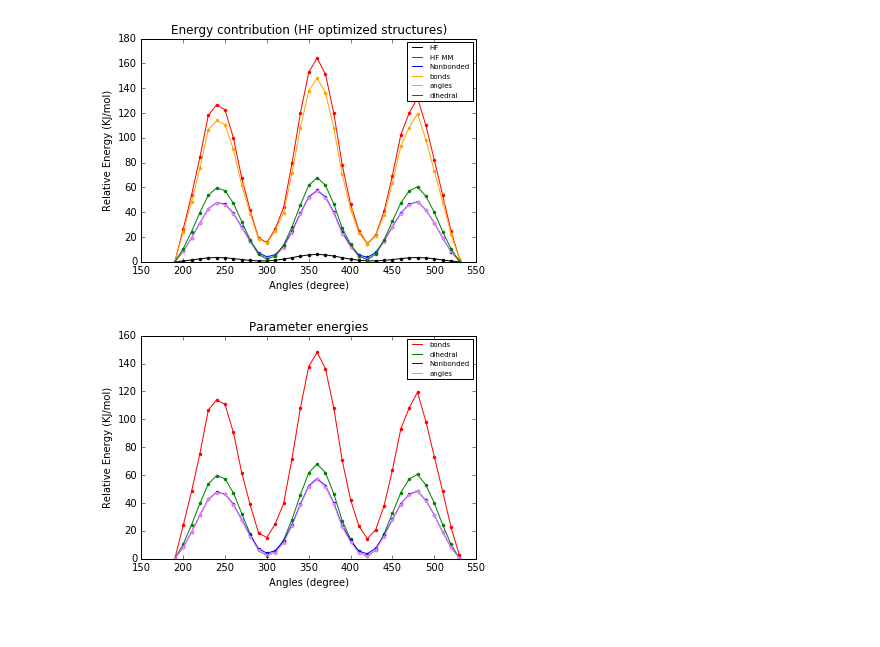
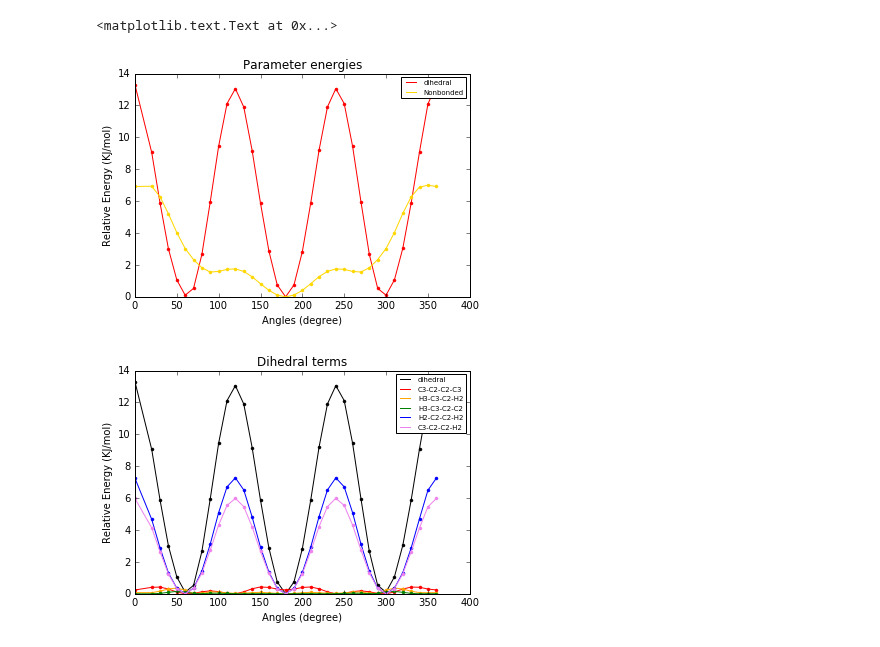
Before and after one commit to choderalab/torsionfit, a Jupyter notebook: examples/butane/torsion_scans/Parameter_energy_contribution.ipynb, the cells around one changed output. Saved outputs shown, nothing was run; the diff lists cells and outputs as text; code cells hidden in the pictures.

Commit message:
torsion scan figures

```diff
--- a/examples/butane/torsion_scans/Parameter_energy_contribution.ipynb
+++ b/examples/butane/torsion_scans/Parameter_energy_contribution.ipynb
@@ -11,10 +13,10 @@ from torsionfit import plots
 # %%
 param = CharmmParameterSet('../../data/charmm_ff/top_all36_cgenff.rtf', '../../data/charmm_ff/par_all36_cgenff.prm')
 structure = '../structure/butane.psf'
-scan = ['HF/butane_scan_180_pos.log']
-scan_2 = ['DFT_b3lyp/butane_scan_b3lyp_360.log']
+scan = '../MP2_torsion_scan/'
+structure_no_charge = '../structure/butane_charge_off.psf'
 
-scan_HF = ScanSet.parse_psi4(scan, structure)
-scan_DFT = ScanSet.parse_psi4(scan_2, structure)
-scan_HF.compute_energy(param)
-scan_DFT.compute_energy(param)
+scan_MP2_ch = ScanSet.parse_psi4_out(scan, structure)
+scan_MP2_ch.compute_energy(param)
+
+scan_MP2 = ScanSet.parse_psi4_out(scan, structure_no_charge)
@@ -21,2 +41,7 @@ scan_DFT.compute_energy(param)
+# %%
+scan_MP2 = scan_MP2.remove_nonoptimized()
+scan_MP2.compute_energy(param)
+scan_MP2_ch = scan_MP2_ch.remove_nonoptimized()
+scan_MP2_ch.compute_energy(param)
 # %%
 # Turn off everything besides nonbonded
@@ -120,37 +561,34 @@ scan_dih_DFT.compute_energy(param_5)
 # %%
-plt.plot(scan_HF.steps, scan_HF.qm_energy, color='black', label='HF')
-plt.plot(scan_HF.steps, scan_HF.qm_energy, '.', color='black')
-plt.plot(scan_HF.steps, scan_HF.mm_energy, color='red', label='HF MM')
-plt.plot(scan_HF.steps, scan_HF.mm_energy,'.', color='red')
-plt.plot(scan_nb.steps, scan_nb.mm_energy, color='blue', label='Nonbonded')
-plt.plot(scan_nb.steps, scan_nb.mm_energy, '.', color='blue')
-plt.plot(scan_bonds.steps, scan_bonds.mm_energy, color='orange', label='bonds')
-plt.plot(scan_bonds.steps, scan_bonds.mm_energy, '.', color='orange')
-plt.plot(scan_angles.steps, scan_angles.mm_energy, color='violet', label='angles')
-plt.plot(scan_angles.steps, scan_angles.mm_energy, '.', color='violet')
-plt.plot(scan_dih.steps, scan_dih.mm_energy, color='green', label='dihedral')
-plt.plot(scan_dih.steps, scan_dih.mm_energy, '.', color='green')
+plt.plot(scan_dih.steps, scan_dih.mm_energy, color='red', label='dihedral')
+plt.plot(scan_dih.steps, scan_dih.mm_energy, '.', color='red')
+plt.plot(scan_nb.steps, scan_nb.mm_energy, color='gold', label='Nonbonded')
+plt.plot(scan_nb.steps, scan_nb.mm_energy, '.', color='gold')
+#plt.plot(scan_dih_c.steps, scan_dih_c.mm_energy, color='green', label='C-C-C-C')
+#plt.plot(scan_dih_c.steps, scan_dih_c.mm_energy, '.', color='green')
 plt.legend(prop={'size':7})
-plt.title('Energy contribution (HF optimized structures)')
+plt.title('Parameter energies')
 plt.xlabel('Angles (degree)')
 plt.ylabel('Relative Energy (KJ/mol)')
-plt.savefig('Butane_scan_energy_cont_HF.pdf')
 # %% [output]
+<matplotlib.text.Text at 0x...>
-[figure, old version]
+[figure, new version]
 # %%
-plt.plot(scan_bonds.steps, scan_bonds.mm_energy, color='red', label='bonds')
-plt.plot(scan_bonds.steps, scan_bonds.mm_energy, '.', color='red')
-plt.plot(scan_dih.steps, scan_dih.mm_energy, color='green', label='dihedral')
-plt.plot(scan_dih.steps, scan_dih.mm_energy, '.', color='green')
-plt.plot(scan_nb.steps, scan_nb.mm_energy, color='blue', label='Nonbonded')
-plt.plot(scan_nb.steps, scan_nb.mm_energy, '.', color='blue')
-plt.plot(scan_angles.steps, scan_angles.mm_energy, color='violet', label='angles')
-plt.plot(scan_angles.steps, scan_angles.mm_energy, '.', color='violet')
-
+plt.plot(scan_dih.steps, scan_dih.mm_energy, color='black', label='dihedral')
+plt.plot(scan_dih.steps, scan_dih.mm_energy, '.', color='black')
+plt.plot(scan_dih_c.steps, scan_dih_c.mm_energy, color='red', label='C3-C2-C2-C3')
+plt.plot(scan_dih_c.steps, scan_dih_c.mm_energy, '.', color='red')
+plt.plot(scan_dih_h1.steps, scan_dih_h1.mm_energy, color='orange', label='H3-C3-C2-H2')
+plt.plot(scan_dih_h1.steps, scan_dih_h1.mm_energy, '.',  color='orange')
+plt.plot(scan_dih_h2.steps, scan_dih_h2.mm_energy, color='green', label='H3-C3-C2-C2')
+plt.plot(scan_dih_h2.steps, scan_dih_h2.mm_energy, '.', color='green')
+plt.plot(scan_dih_h3.steps, scan_dih_h3.mm_energy, color='blue', label='H2-C2-C2-H2')
+plt.plot(scan_dih_h3.steps, scan_dih_h3.mm_energy, '.', color='blue')
+plt.plot(scan_dih_h4.steps, scan_dih_h4.mm_energy, color='violet', label='C3-C2-C2-H2')
+plt.plot(scan_dih_h4.steps, scan_dih_h4.mm_energy, '.', color='violet')
 plt.legend(prop={'size':7})
-plt.title('Parameter energies')
+plt.title('Dihedral terms')
 plt.xlabel('Angles (degree)')
 plt.ylabel('Relative Energy (KJ/mol)')
-plt.savefig('Butane_scan_param_energies.pdf')
+plt.savefig('Dihedral_contribution.pdf')
 # %% [output]
-[figure, old version]
+[figure, new version]
```
Also changed, not shown: parts of 18 cells of this notebook, 43 other files.
